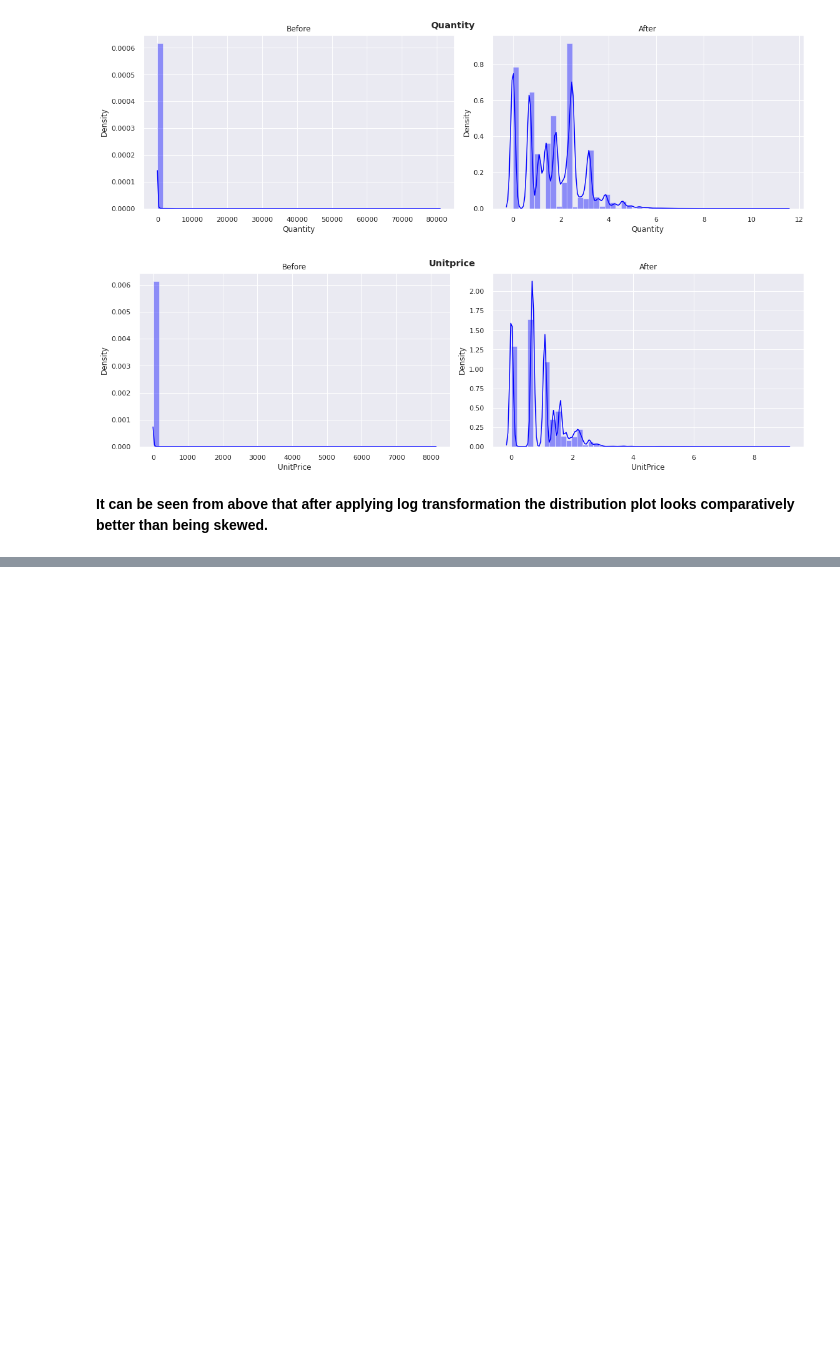
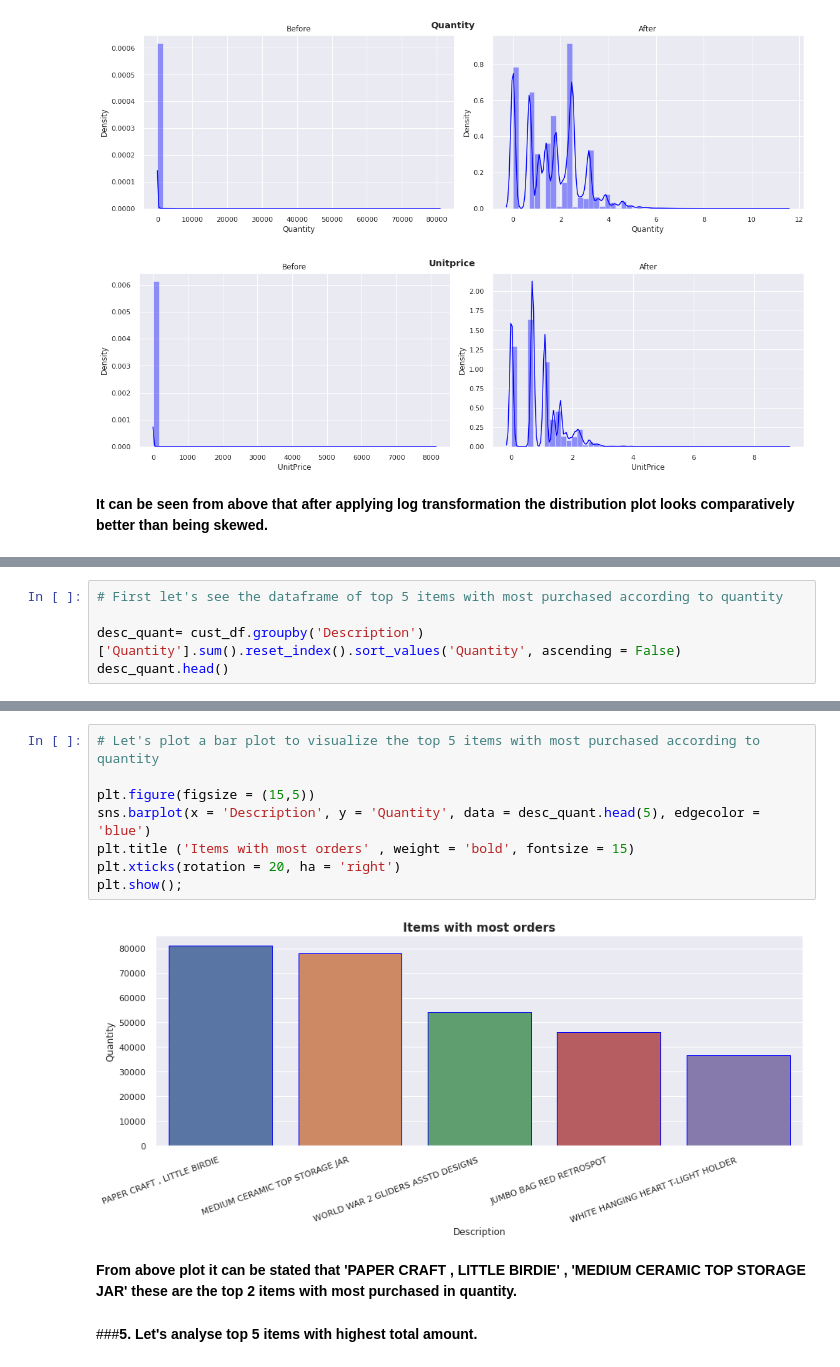
Before and after one commit to Kousikdutta1/Online-Retail-Customer-Segmentation, a Jupyter notebook: Kousik_Dutta_Online_Retail_Customer_Segmentation_Capstone_Project.ipynb, the cells around one changed output, grey strips where cells are left out. Saved outputs shown, nothing was run; the diff lists cells and outputs as text; blank space fills up the shorter version.

```diff
--- a/Kousik_Dutta_Online_Retail_Customer_Segmentation_Capstone_Project.ipynb
+++ b/Kousik_Dutta_Online_Retail_Customer_Segmentation_Capstone_Project.ipynb
@@ -575,0 +660,5 @@ for column in dis_col :
+# %%
+# First let's see the dataframe of top 5 items with most purchased according to quantity
+
+desc_quant= cust_df.groupby('Description')['Quantity'].sum().reset_index().sort_values('Quantity', ascending = False)
+desc_quant.head()
@@ -575,0 +672,14 @@ for column in dis_col :
+# %%
+# Let's plot a bar plot to visualize the top 5 items with most purchased according to quantity
+
+plt.figure(figsize = (15,5))
+sns.barplot(x = 'Description', y = 'Quantity', data = desc_quant.head(5), edgecolor = 'blue')
+plt.title ('Items with most orders' , weight = 'bold', fontsize = 15)
+plt.xticks(rotation = 20, ha = 'right')
+plt.show();
+# %% [output]
+[figure, added]
+# %% [markdown]
+**From above plot it can be stated that 'PAPER CRAFT , LITTLE BIRDIE' , 'MEDIUM CERAMIC TOP STORAGE JAR'  these are the top 2 items with most purchased in quantity.**
+# %% [markdown]
+###**5. Let's analyse top 5 items with highest total amount.**
```
Also changed, not shown: parts of 23 cells of this notebook.
